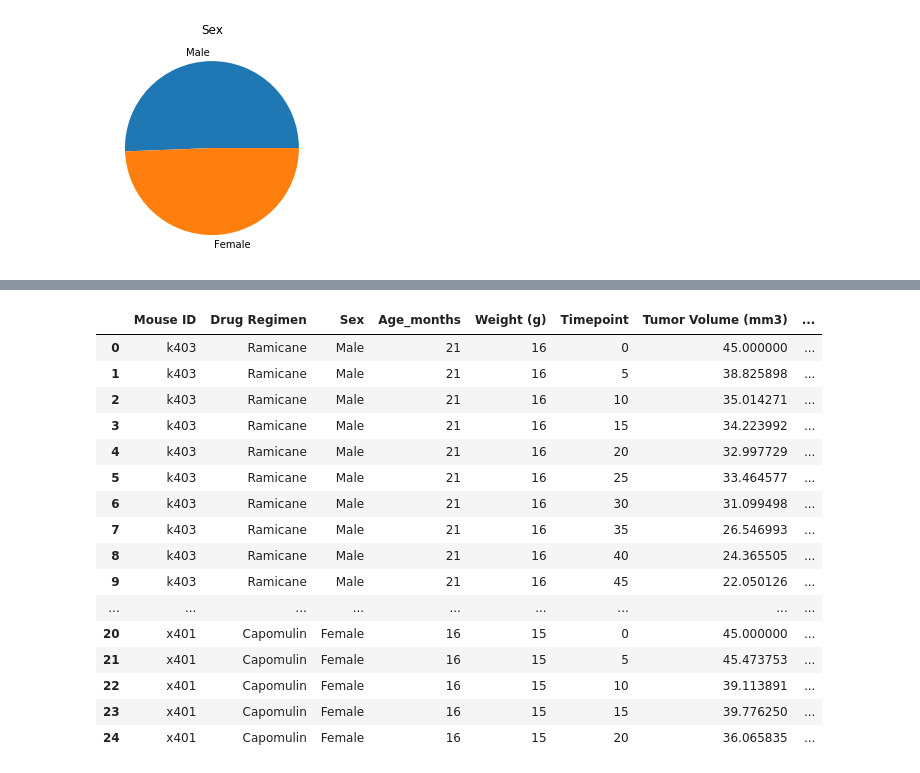
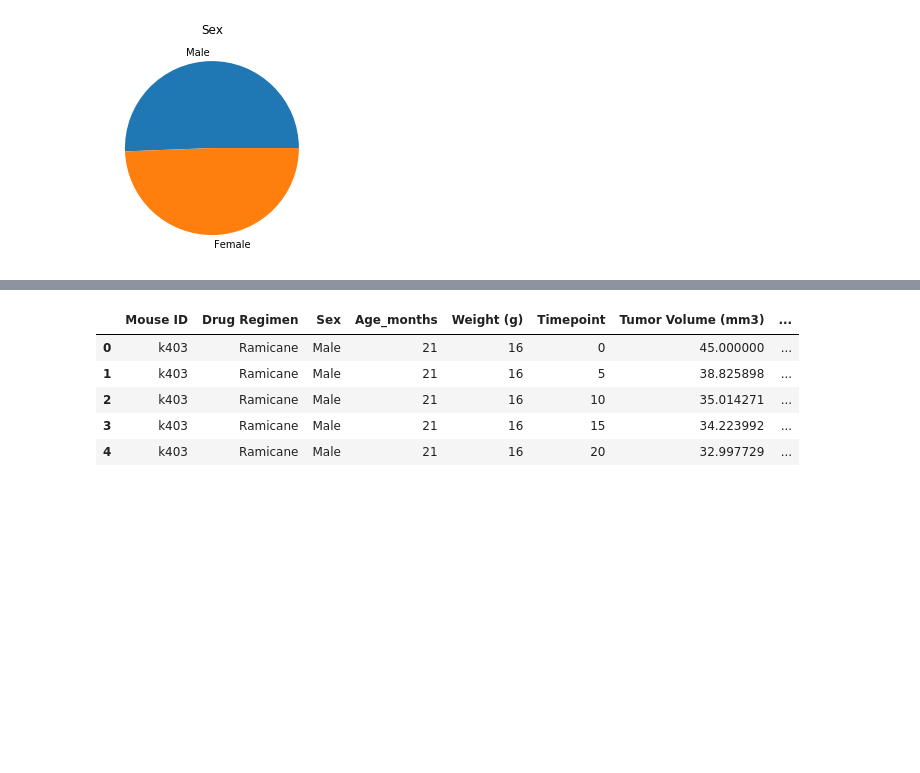
Before and after one commit to wonderbug2020/matplotlib-challenge, a Jupyter notebook: main1.ipynb, the cells around one changed output, grey strips where cells are left out. Saved outputs shown, nothing was run; the diff lists cells and outputs as text; code cells hidden in the pictures; blank space fills up the shorter version.

```diff
--- a/main1.ipynb
+++ b/main1.ipynb
@@ -95,21 +105,10 @@ final_vol_drug_df
 # %%
 #now to print out a table for reference
-study_metadata.head(25)
+study_metadata.head()
 # %% [output]
 |  | Mouse ID | Drug Regimen | Sex | Age_months | Weight (g) | Timepoint | Tumor Volume (mm3) | ... |
 | 0 | k403 | Ramicane | Male | 21 | 16 | 0 | 45.000000 | ... |
 | 1 | k403 | Ramicane | Male | 21 | 16 | 5 | 38.825898 | ... |
 | 2 | k403 | Ramicane | Male | 21 | 16 | 10 | 35.014271 | ... |
 | 3 | k403 | Ramicane | Male | 21 | 16 | 15 | 34.223992 | ... |
 | 4 | k403 | Ramicane | Male | 21 | 16 | 20 | 32.997729 | ... |
-| 5 | k403 | Ramicane | Male | 21 | 16 | 25 | 33.464577 | ... |
-| 6 | k403 | Ramicane | Male | 21 | 16 | 30 | 31.099498 | ... |
-| 7 | k403 | Ramicane | Male | 21 | 16 | 35 | 26.546993 | ... |
-| 8 | k403 | Ramicane | Male | 21 | 16 | 40 | 24.365505 | ... |
-| 9 | k403 | Ramicane | Male | 21 | 16 | 45 | 22.050126 | ... |
-| ... | ... | ... | ... | ... | ... | ... | ... | ... |
-| 20 | x401 | Capomulin | Female | 16 | 15 | 0 | 45.000000 | ... |
-| 21 | x401 | Capomulin | Female | 16 | 15 | 5 | 45.473753 | ... |
-| 22 | x401 | Capomulin | Female | 16 | 15 | 10 | 39.113891 | ... |
-| 23 | x401 | Capomulin | Female | 16 | 15 | 15 | 39.776250 | ... |
-| 24 | x401 | Capomulin | Female | 16 | 15 | 20 | 36.065835 | ... |
```
Also changed, not shown: parts of 3 cells of this notebook.
